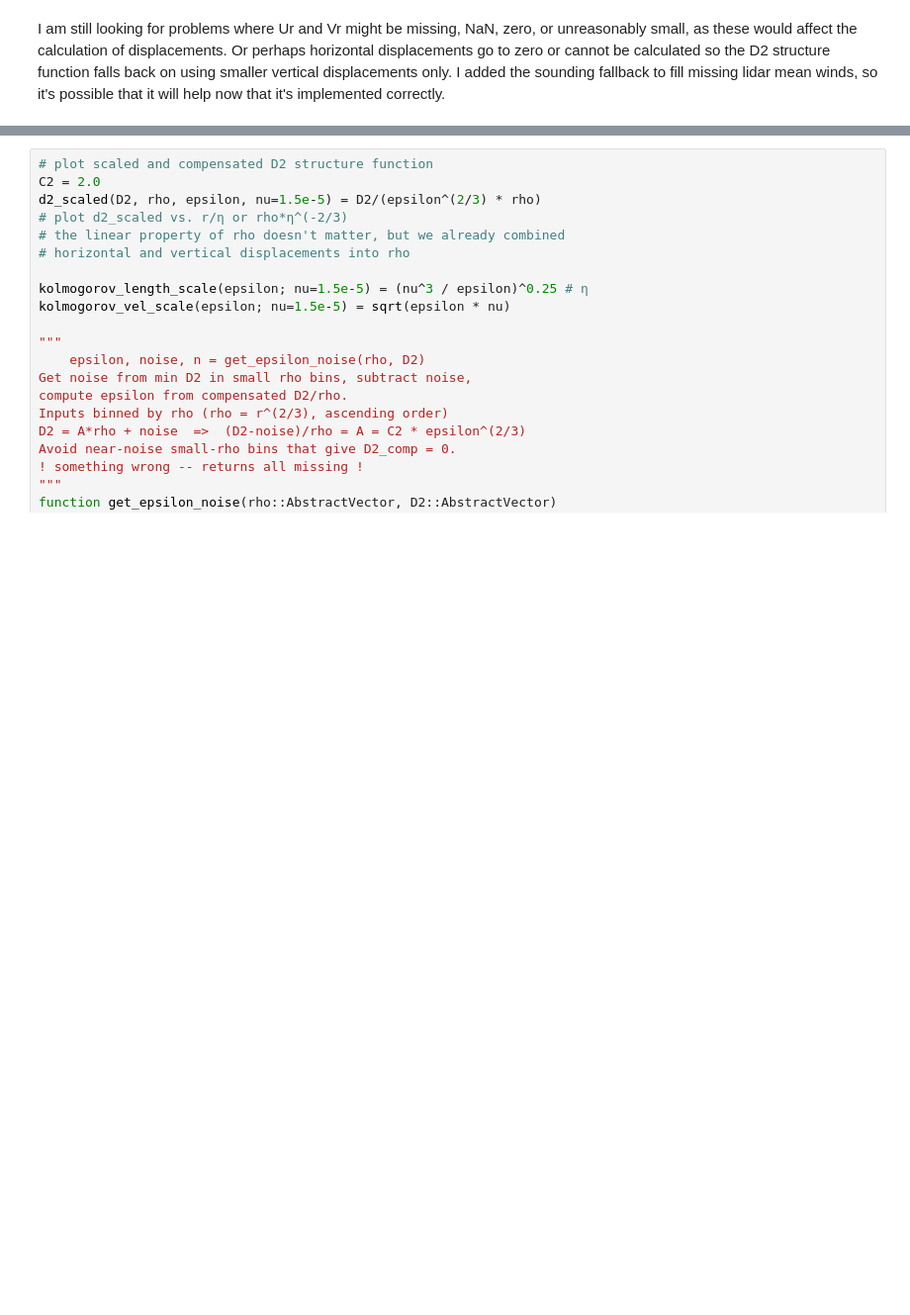
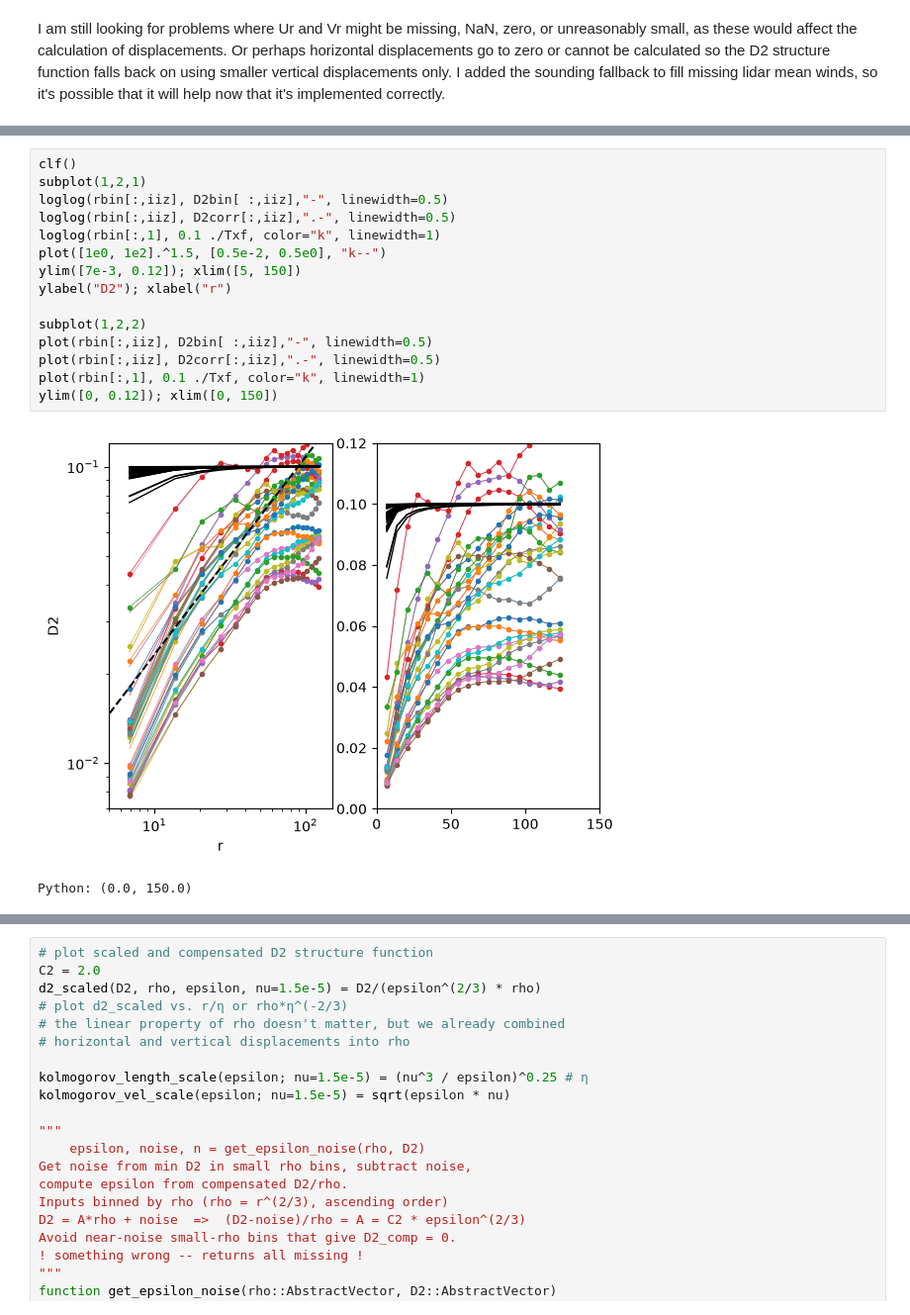
Before and after one commit to deszoeke/lidar, a Jupyter notebook: ASTRAL2024/lidar_turbulence_production.ipynb, the cells around one changed output, grey strips where cells are left out. Shown at 99% size. Drawn from its saved outputs; the diff is of its cells as text; blank space fills up the shorter version.

```diff
--- a/ASTRAL2024/lidar_turbulence_production.ipynb
+++ b/ASTRAL2024/lidar_turbulence_production.ipynb
@@ -2537,6 +2580,24 @@ ylabel("slope power dlnD2/dlnr")
 # %% [output]
 [figure]
 Python: Text(24.33658854166667, 0.5, 'slope power dlnD2/dlnr')
+# %%
+clf()
+subplot(1,2,1)
+loglog(rbin[:,iiz], D2bin[ :,iiz],"-", linewidth=0.5)
+loglog(rbin[:,iiz], D2corr[:,iiz],".-", linewidth=0.5)
+loglog(rbin[:,1], 0.1 ./Txf, color="k", linewidth=1)
+plot([1e0, 1e2].^1.5, [0.5e-2, 0.5e0], "k--")
+ylim([7e-3, 0.12]); xlim([5, 150])
+ylabel("D2"); xlabel("r")
+
+subplot(1,2,2)
+plot(rbin[:,iiz], D2bin[ :,iiz],"-", linewidth=0.5)
+plot(rbin[:,iiz], D2corr[:,iiz],".-", linewidth=0.5)
+plot(rbin[:,1], 0.1 ./Txf, color="k", linewidth=1)
+ylim([0, 0.12]); xlim([0, 150])
+# %% [output]
+[figure, added]
+Python: (0.0, 150.0)
 # %%
 # compute structure function slope:
 # get noise at each height from good indices for linear fit.
```
Also changed, not shown: parts of 5 cells of this notebook.
